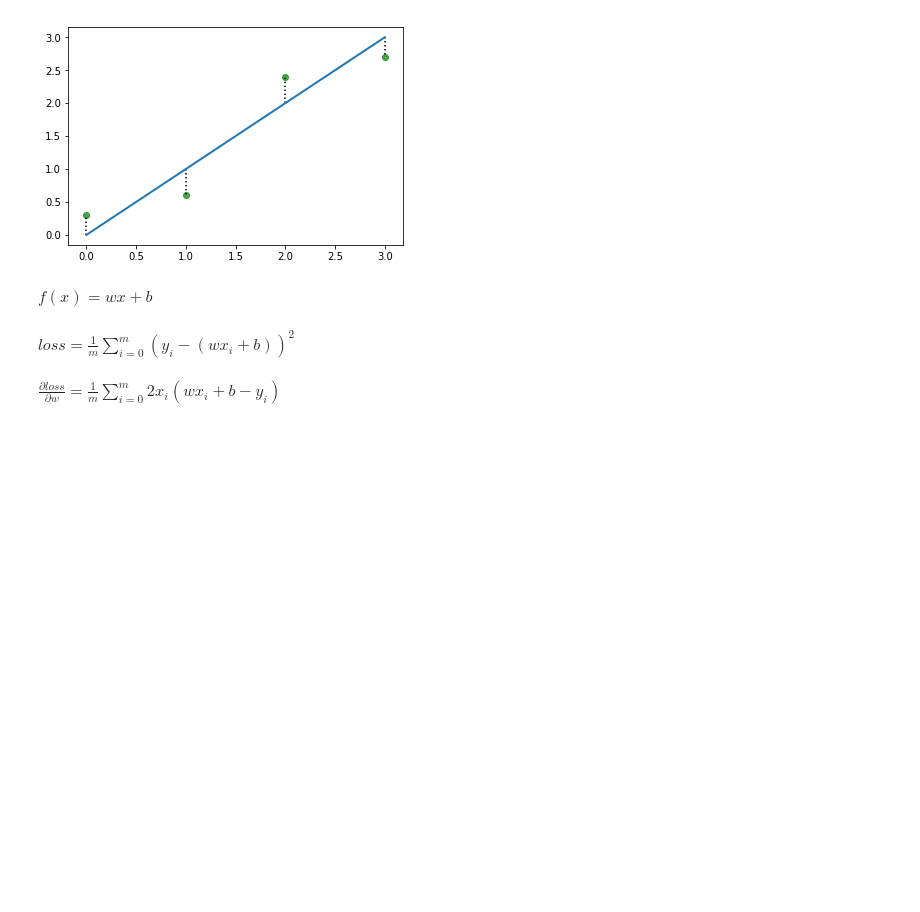
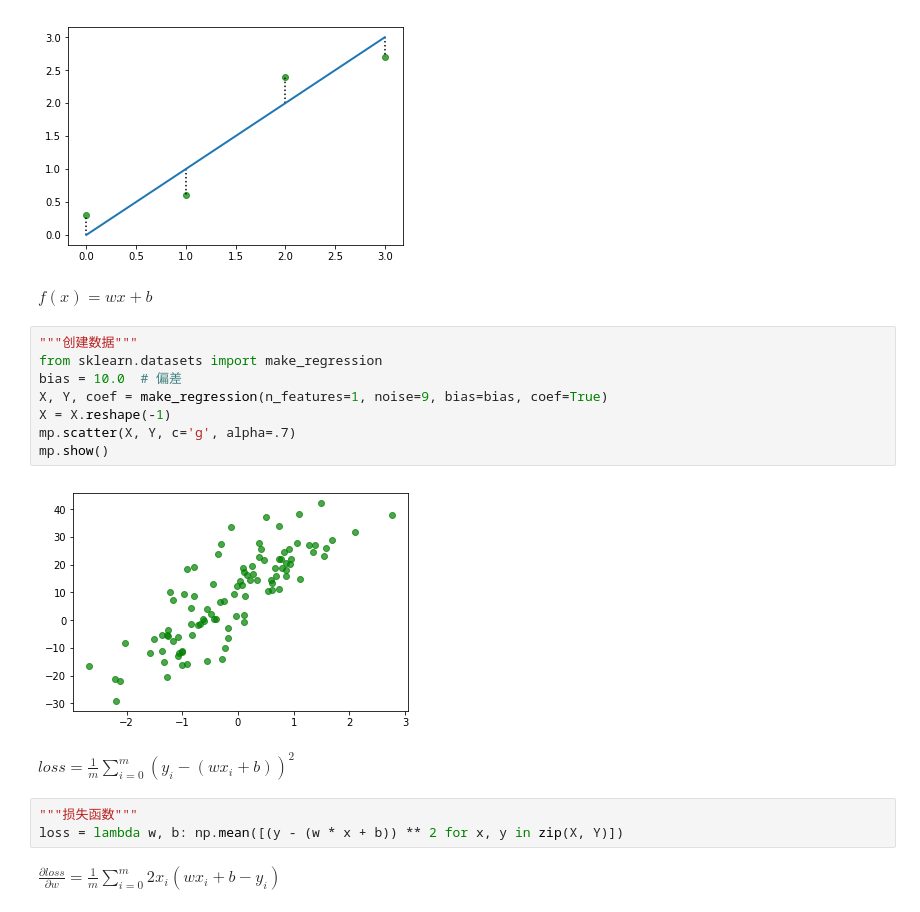
Before and after one commit to AryeYellow/PyProjects, a Jupyter notebook: DataScience/线性回归和逻辑回归.ipynb, the cells around one changed output. Drawn from its saved outputs; the diff is of its cells as text; blank space fills up the shorter version.

```diff
--- a/DataScience/线性回归和逻辑回归.ipynb
+++ b/DataScience/线性回归和逻辑回归.ipynb
@@ -60,8 +58,21 @@ mp.show()
 [figure]
 # %% [markdown]
 $f(x) = w x + b$
+# %%
+"""创建数据"""
+from sklearn.datasets import make_regression
+bias = 10.0  # 偏差
+X, Y, coef = make_regression(n_features=1, noise=9, bias=bias, coef=True)
+X = X.reshape(-1)
+mp.scatter(X, Y, c='g', alpha=.7)
+mp.show()
+# %% [output]
+[figure, added]
 # %% [markdown]
 $loss = \frac{1}{m} \sum _{i=0}^m (y_i - (w x_i + b))^2$
+# %%
+"""损失函数"""
+loss = lambda w, b: np.mean([(y - (w * x + b)) ** 2 for x, y in zip(X, Y)])
 # %% [markdown]
 $\frac{\partial loss}{\partial w} = \frac{1}{m} \sum_{i=0}^m 2x_i(w x_i + b - y_i)$
 # %% [markdown]
```
Also changed, not shown: parts of 17 cells of this notebook.
